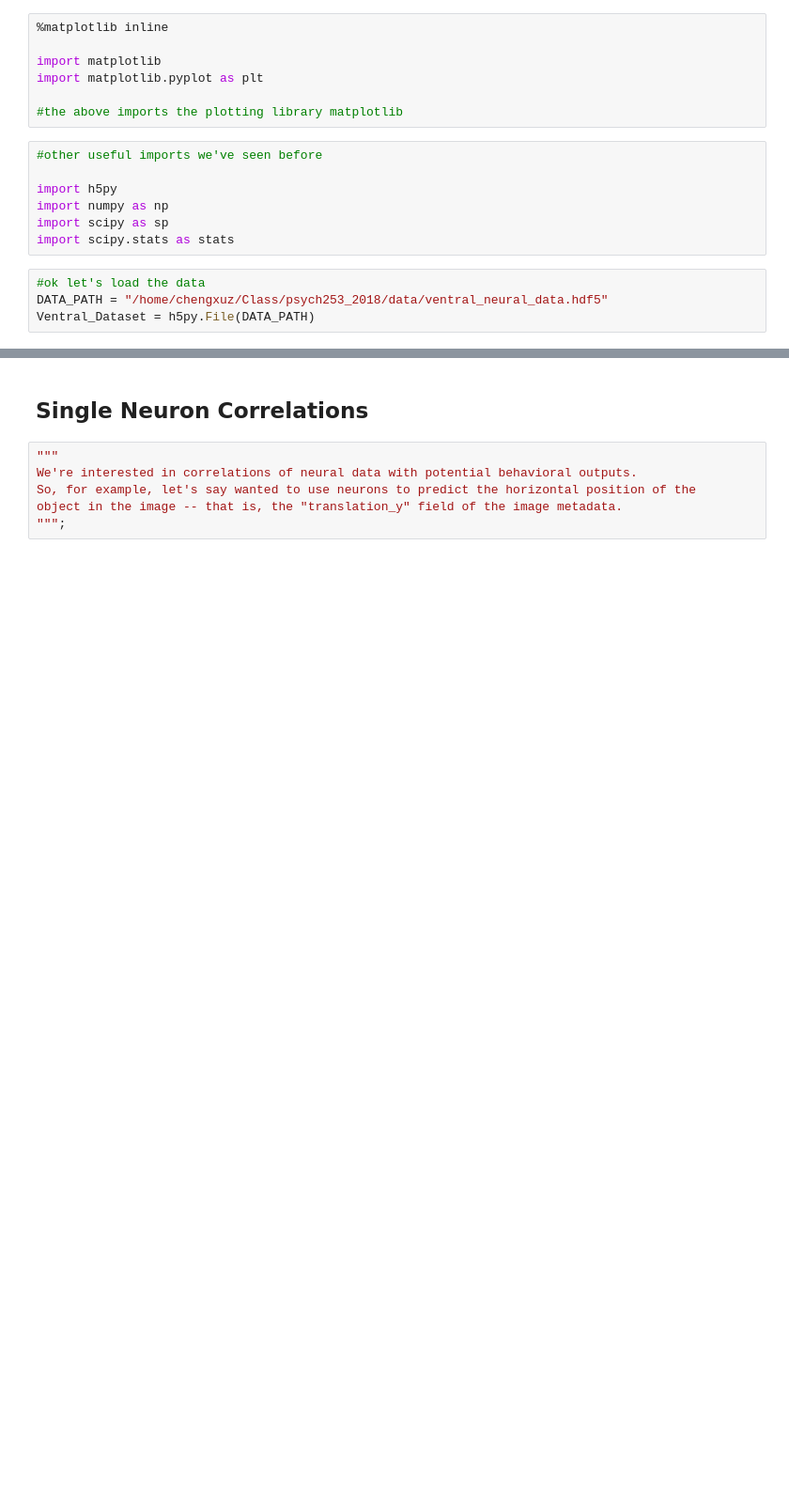
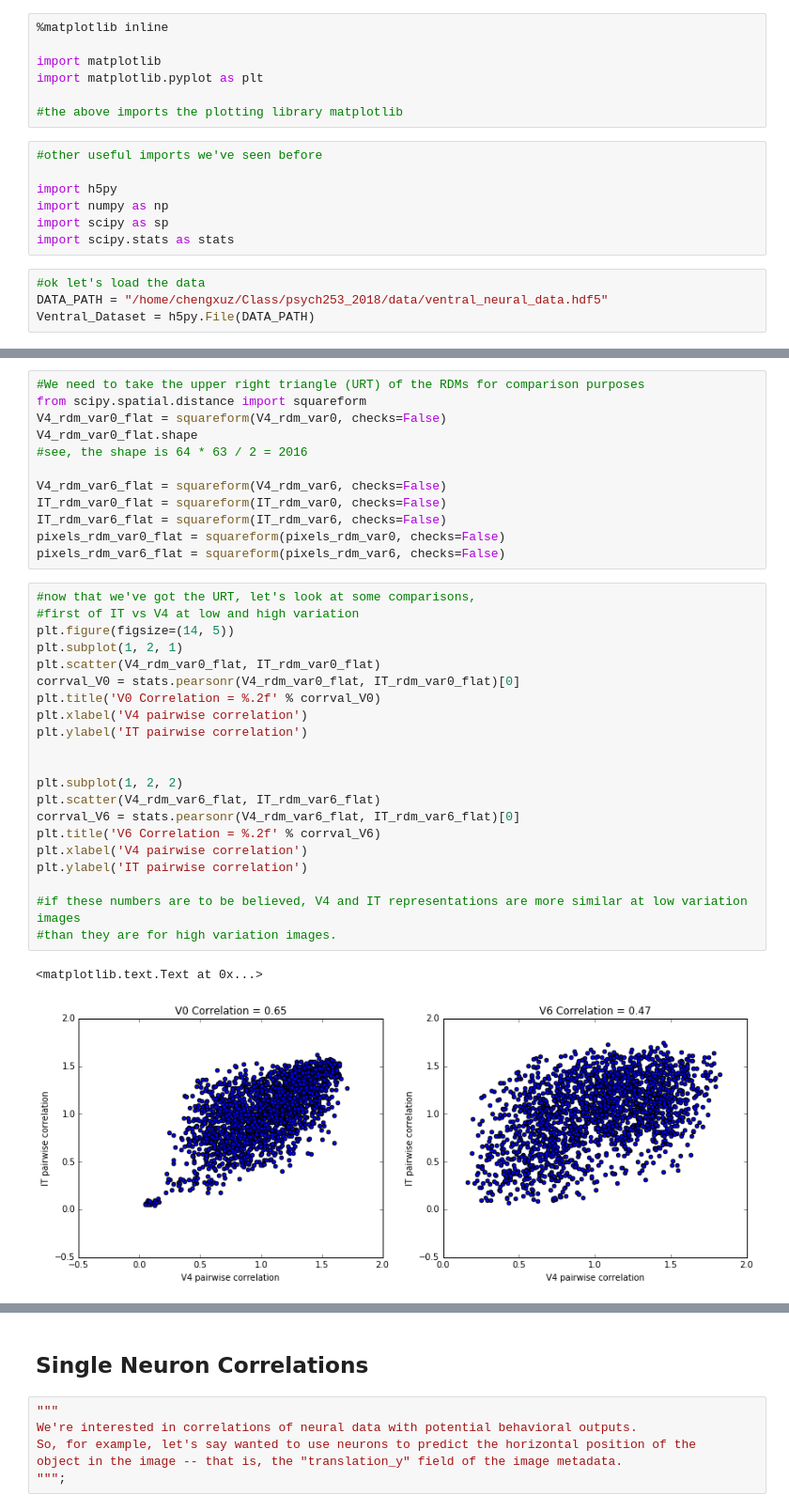
Before and after one commit to neuroailab/psych253, a Jupyter notebook: Lecture3.ipynb, the cells around one changed output, grey strips where cells are left out. Shown at 94% size. Cells and saved outputs as stored; diff of their text form; blank space fills up the shorter version.

```diff
--- a/Lecture3.ipynb
+++ b/Lecture3.ipynb
@@ -18,0 +115,36 @@ Ventral_Dataset = h5py.File(DATA_PATH)
+# %%
+#We need to take the upper right triangle (URT) of the RDMs for comparison purposes
+from scipy.spatial.distance import squareform
+V4_rdm_var0_flat = squareform(V4_rdm_var0, checks=False)
+V4_rdm_var0_flat.shape
+#see, the shape is 64 * 63 / 2 = 2016
+
+V4_rdm_var6_flat = squareform(V4_rdm_var6, checks=False)
+IT_rdm_var0_flat = squareform(IT_rdm_var0, checks=False)
+IT_rdm_var6_flat = squareform(IT_rdm_var6, checks=False)
+pixels_rdm_var0_flat = squareform(pixels_rdm_var0, checks=False)
+pixels_rdm_var6_flat = squareform(pixels_rdm_var6, checks=False)
+# %%
+#now that we've got the URT, let's look at some comparisons,
+#first of IT vs V4 at low and high variation
+plt.figure(figsize=(14, 5))
+plt.subplot(1, 2, 1)
+plt.scatter(V4_rdm_var0_flat, IT_rdm_var0_flat)
+corrval_V0 = stats.pearsonr(V4_rdm_var0_flat, IT_rdm_var0_flat)[0]
+plt.title('V0 Correlation = %.2f' % corrval_V0)
+plt.xlabel('V4 pairwise correlation')
+plt.ylabel('IT pairwise correlation')
+
+
+plt.subplot(1, 2, 2)
+plt.scatter(V4_rdm_var6_flat, IT_rdm_var6_flat)
+corrval_V6 = stats.pearsonr(V4_rdm_var6_flat, IT_rdm_var6_flat)[0]
+plt.title('V6 Correlation = %.2f' % corrval_V6)
+plt.xlabel('V4 pairwise correlation')
+plt.ylabel('IT pairwise correlation')
+
+#if these numbers are to be believed, V4 and IT representations are more similar at low variation images
+#than they are for high variation images.
+# %% [output]
+<matplotlib.text.Text at 0x...>
+[figure, added]
```
Also changed, not shown: parts of 12 cells of this notebook.
